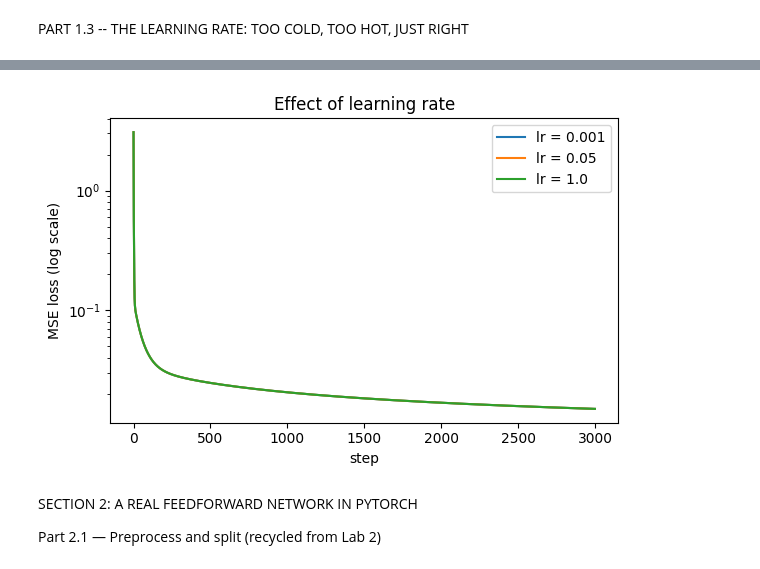
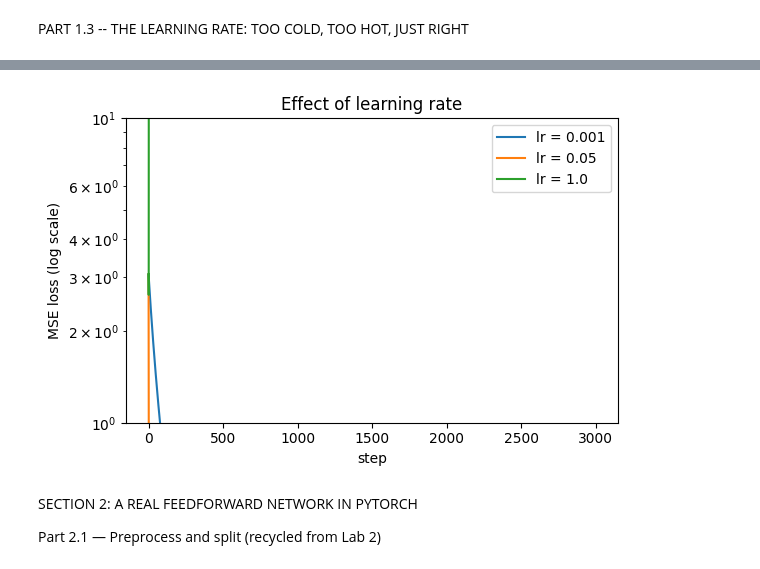
Before and after one commit to Pinkraaaa/Lab_3, a Jupyter notebook: Lab_3.ipynb, the cells around one changed output, grey strips where cells are left out. Cells and saved outputs as stored; diff of their text form; code cells hidden in the pictures.

```diff
--- a/Lab_3.ipynb
+++ b/Lab_3.ipynb
@@ -107,8 +128,8 @@ b1 = np.zeros(8)
 W2 = np.random.randn(8, 1) * 0.5
 b2 = np.zeros(1)
 
-x_col = x.reshape(-1, 1)   # (100, 1) so matrix multiply works
-y_col = y.reshape(-1, 1)   # (100, 1)
+x = x.reshape(-1, 1)   # (100, 1) so matrix multiply works
+y = y.reshape(-1, 1)   # (100, 1)
 
 lr = 0.05
 steps = 3000
@@ -123,11 +144,11 @@ losses = []
 
 for step in range(steps):
     # ---- forward pass ----
-    z1 = x_col @ W1 + b1        # (100, 8)
+    z1 = x @ W1 + b1        # (100, 8)
     h = np.tanh(z1)              # (100, 8)
     y_hat = h @ W2 + b2          # (100, 1)
 
-    loss = np.mean((y_hat - y_col) ** 2)
+    loss = np.mean((y_hat - y) ** 2)
     losses.append(loss)
 
 # TODO: Backward pass (the chain rule, layer by layer):
@@ -138,13 +159,13 @@ for step in range(steps):
 #   dW1 = x.T @ dz1 ;  db1 = dz1.sum(axis=0)
 
 # ---- backward pass ----
-    d_yhat = 2 * (y_hat - y_col) / len(y_col)   # (100, 1)
+    d_yhat = 2 * (y_hat - y) / len(y)   # (100, 1)
     dW2 = h.T @ d_yhat                           # (8, 1)
     db2 = d_yhat.sum(axis=0)                     # (1,)
 
     dh = d_yhat @ W2.T                           # (100, 8)
     dz1 = dh * (1 - np.tanh(z1) ** 2)            # (100, 8)
-    dW1 = x_col.T @ dz1                          # (1, 8)
+    dW1 = x.T @ dz1                          # (1, 8)
     db1 = dz1.sum(axis=0)
 
 # TODO: Update all parameters with learning rate lr, loop for ~3000 steps,
@@ -183,8 +204,8 @@ b1 = np.zeros(8)
 W2 = np.random.randn(8, 1) * 0.5
 b2 = np.zeros(1)
 
-x_col = x.reshape(-1, 1)   # (100, 1) so matrix multiply works
-y_col = y.reshape(-1, 1)   # (100, 1)
+x = x.reshape(-1, 1)   # (100, 1) so matrix multiply works
+y = y.reshape(-1, 1)   # (100, 1)
 
 lr = 0.05
 steps = 3000
@@ -193,21 +214,21 @@ losses = []
 
 for step in range(steps):
     # ---- forward pass ----
-    z1 = x_col @ W1 + b1
+    z1 = x @ W1 + b1
     h = z1                      # No tanh this time
     y_hat = h @ W2 + b2
 
-    loss = np.mean((y_hat - y_col) ** 2)
+    loss = np.mean((y_hat - y) ** 2)
     losses.append(loss)
 
     # ---- backward pass ----
-    d_yhat = 2 * (y_hat - y_col) / len(y_col)   # (100, 1)
+    d_yhat = 2 * (y_hat - y) / len(y)   # (100, 1)
     dW2 = h.T @ d_yhat                           # (8, 1)
     db2 = d_yhat.sum(axis=0)                     # (1,)
 
     dh = d_yhat @ W2.T                           # (100, 8)
     dz1 = dh                                      # No tanh this time
-    dW1 = x_col.T @ dz1                          # (1, 8)
+    dW1 = x.T @ dz1                          # (1, 8)
     db1 = dz1.sum(axis=0)
 
     W1 -= lr * dW1
@@ -241,7 +275,4 @@ PART 1.3 -- THE LEARNING RATE: TOO COLD, TOO HOT, JUST RIGHT
 # %%
-# TODO: Wrap your Part 1.2 training loop in a function train_toy(lr, steps=3000)
-#   that returns the list of losses.
-
 def train_toy(lr, steps = 3000):
   np.random.seed(RANDOM_STATE)
   W1 = np.random.randn(1, 8) * 0.5
@@ -249,11 +280,16 @@ def train_toy(lr, steps = 3000):
   W2 = np.random.randn(8, 1) * 0.5
   b2 = np.zeros(1)
 
+  # Re-create the toy data's y, as the global y has been overwritten
+  # by the obesity dataset target. The global x is still the sine wave x.
+  # Ensure to use the correct x (from Part 1.1) and generate its corresponding y.
+  global x # Ensure we are using the global x from PART 1.1
+  y_toy_data = np.sin(x) + np.random.normal(0, 0.1, size = x.shape)
+
   x_col = x.reshape(-1, 1)   # (100, 1) so matrix multiply works
-  y_col = y.reshape(-1, 1)   # (100, 1)
+  y_col = y_toy_data.reshape(-1, 1)   # (100, 1)
 
-  lr = 0.05
-  steps = 3000
+
   losses = []
 
 
@@ -278,34 +314,34 @@ def train_toy(lr, steps = 3000):
 
       W1 -= lr * dW1
       b1 -= lr * db1
       W2 -= lr * dW2
       b2 -= lr * db2
 
   return losses
 
 
 #TODO: Run it with THREE learning rates, e.g. lr = 0.001, 0.05, 1.0
 #   (keep the same initial weights for a fair comparison — reset the seed).
 
 lrs = [0.001, 0.05, 1.0]
 results = {}
 
 for lr in lrs:
   results[lr] = train_toy(lr, steps = 3000)
 
 # TODO: Plot the three loss curves on the same axes (log scale on y helps), with a legend.
 
 plt.figure(figsize = (6, 4))
 for lr, losses in results.items():
     plt.plot(losses, label = f"lr = {lr}")
 plt.yscale("log")
 plt.xlabel("step"); plt.ylabel("MSE loss (log scale)")
 plt.title("Effect of learning rate")
 plt.legend()
 plt.tight_layout()
 plt.show()
 # %% [output]
-[figure, old version]
+[figure, new version]
 # %% [markdown]
 SECTION 2: A REAL FEEDFORWARD NETWORK IN PYTORCH
 
```
Also changed, not shown: parts of 14 cells of this notebook.
